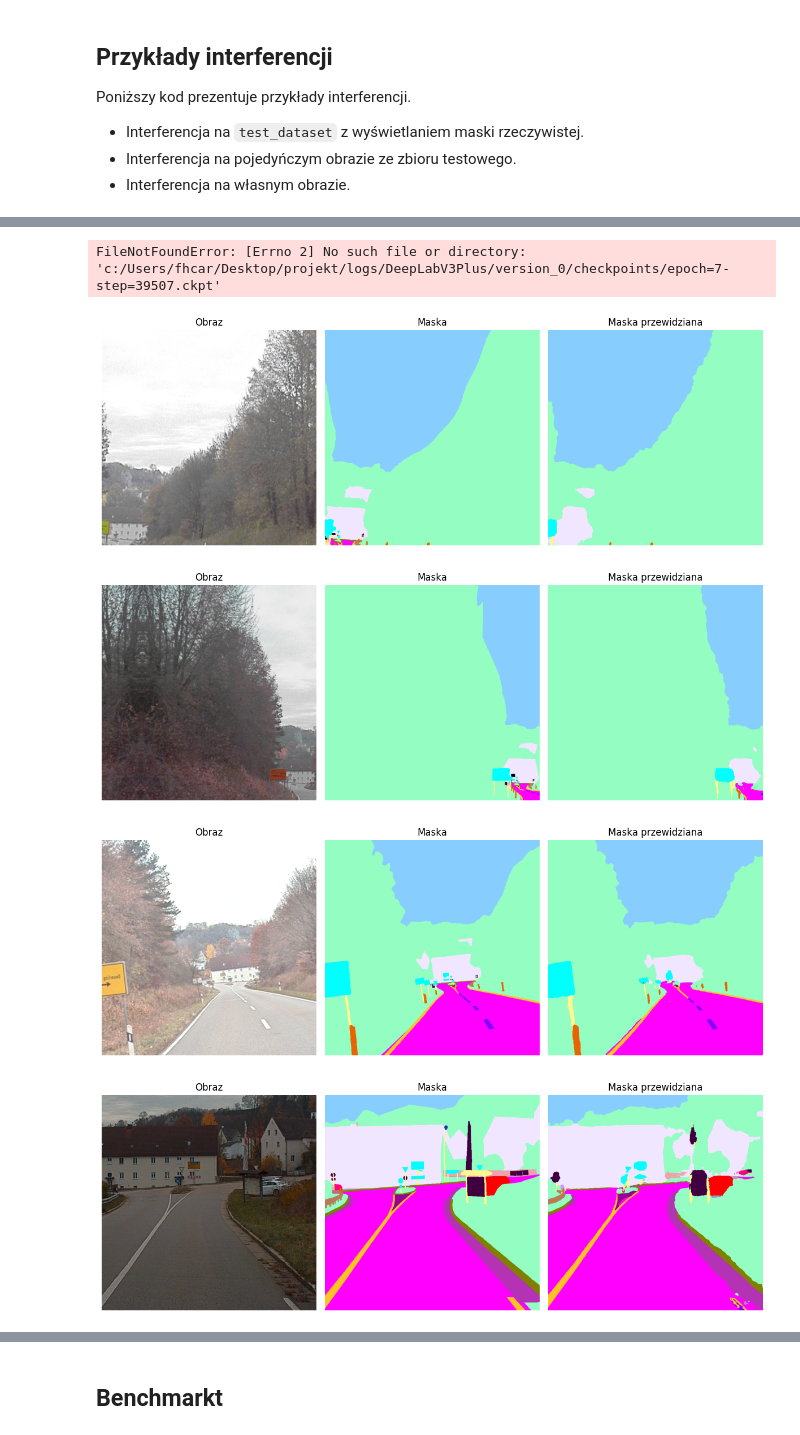
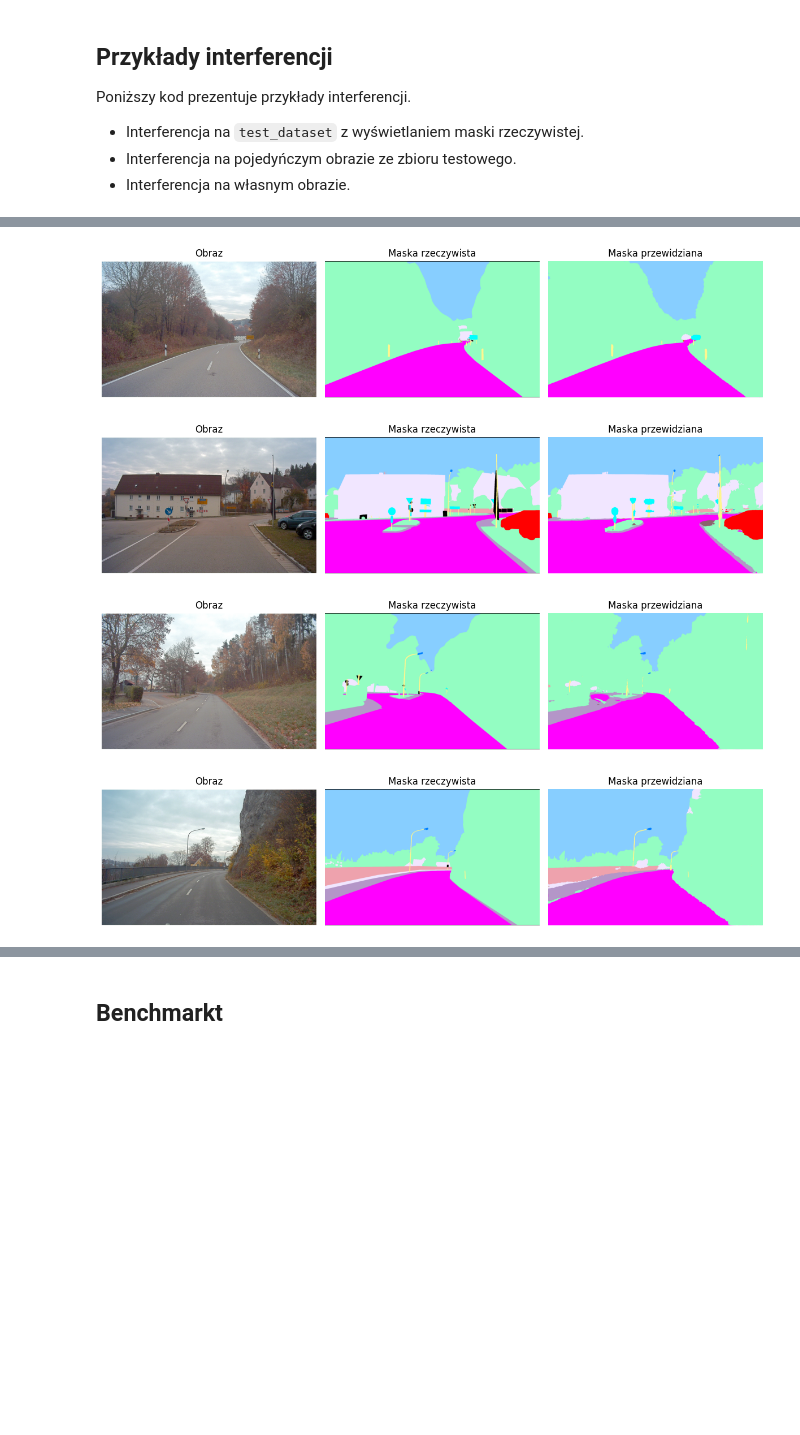
Before and after one commit to prax19/masters-project, a Jupyter notebook: usage_notebook.ipynb, the cells around one changed output, grey strips where cells are left out. Saved outputs shown, nothing was run; the diff lists cells and outputs as text; code cells hidden in the pictures; blank space fills up the shorter version.

```diff
--- a/usage_notebook.ipynb
+++ b/usage_notebook.ipynb
@@ -75,7 +84,7 @@ test_dataset = Cityscapes(
 # %%
 from utils.image import *
 
-image, mask = test_dataset[5]
+image, mask = train_dataset[5]
 
 display_image_and_mask(image=image, mask_true=mask, mapper=mapper)
 # %% [output]
@@ -117,8 +128,8 @@ train_loader = DataLoader(
     drop_last=True
 )
 
-test_loader = DataLoader(
-    test_dataset,
+val_loader = DataLoader(
+    val_dataset,
     batch_size=batch_size,
     shuffle=False,
     num_workers=4,
@@ -240,3 +402,24 @@ LOCAL_RANK: 0 - CUDA_VISIBLE_DEVICES: [0]
+# %%
+backbones = [
+    smp.Segformer
+    ]
+
+encoders = ['mit_b0']
+
+
+for backbone in backbones:
+    for encoder in encoders:
+        for loss in losses:
+            setup_training(
+                train_loader=train_loader,
+                val_loader=val_loader,
+                mapper=mapper,
+                backbone=backbone,
+                encoder=encoder,
+                weights='imagenet',
+                losses=loss,
+                epochs=50
+            )
 # %% [markdown]
 ## Przykłady interferencji
 Poniższy kod prezentuje przykłady interferencji.
@@ -275,53 +474,51 @@ device = torch.device('cuda' if torch.cuda.is_available() else 'cpu')
 
 model = ExperimentalModel.load_from_checkpoint(
     model_arch=smp.DeepLabV3Plus,
-    checkpoint_path=".\\logs\\DeepLabV3Plus\\version_0\\checkpoints\\epoch=49-step=37150.ckpt",
+    checkpoint_path=".\\logs\\DeepLabV3Plus\\version_0\\checkpoints\\epoch=7-step=39507.ckpt",
     weights="imagenet",
-    encoder="se_resnext50_32x4d",
+    encoder="resnet18",
     in_channels=3,
     mapper=mapper
 )
 
 model = model.to(device)
-# %% [output]
-FileNotFoundError: [Errno 2] No such file or directory: 'c:/Users/fhcar/Desktop/projekt/logs/DeepLabV3Plus/version_0/checkpoints/epoch=7-step=39507.ckpt'
 # %%
 import torch
 from utils.image import *
 
 # Cały zbiór walidacyjny
 
-images, masks = next(iter(test_loader))
+images, masks = next(iter(val_loader))
 images = images.to(device)
 masks  = masks.to(device)
 
 masks = masks.squeeze(1)
 
 with torch.inference_mode():
     model.eval()
     logits = model(images)
 
 pr_masks = logits.softmax(dim=1).argmax(dim=1)
 
 for idx, (image, gt_mask, pr_mask) in enumerate(zip(images, masks, pr_masks)):
     if idx > 4:  # Visualize first 5 samples
         break
 
     img_cpu  = image.cpu().numpy().transpose(1,2,0)
     gt_cpu   = gt_mask.cpu().numpy()      # (H,W)
     pred_cpu = pr_mask.cpu().numpy()      # (H,W)
 
     display_image_and_mask(
         image=img_cpu,
         mask_true=gt_cpu,
         mask_pred=pred_cpu,
         mapper=mapper
     )
 # %% [output]
-[figure, old version]
+[figure, new version]
-[figure, old version]
+[figure, new version]
-[figure, old version]
+[figure, new version]
-[figure, old version]
+[figure, new version]
 # %%
 import torch
 from torch.utils.data import DataLoader
```
Also changed, not shown: parts of 10 cells of this notebook, 3 other files.
